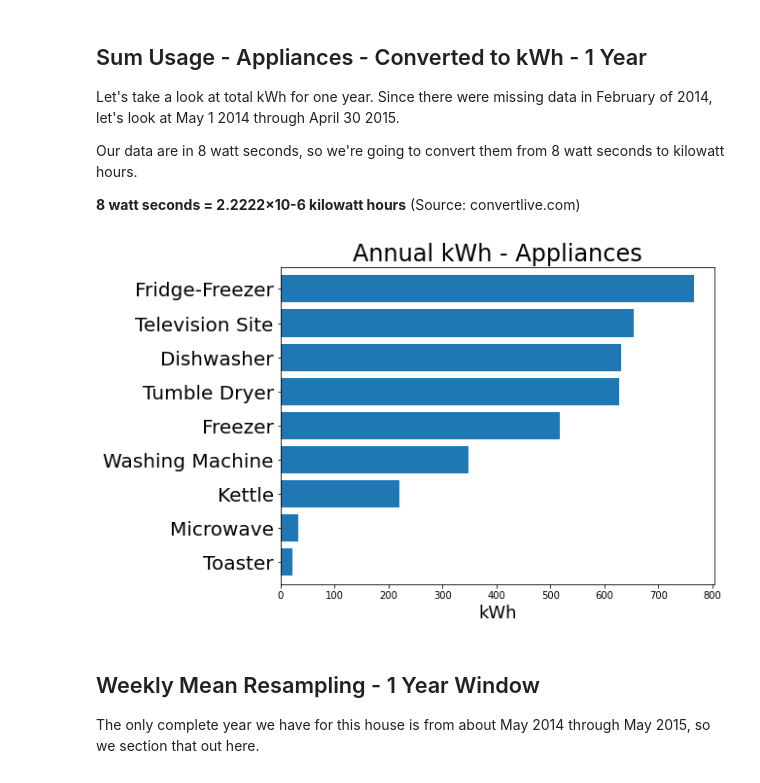
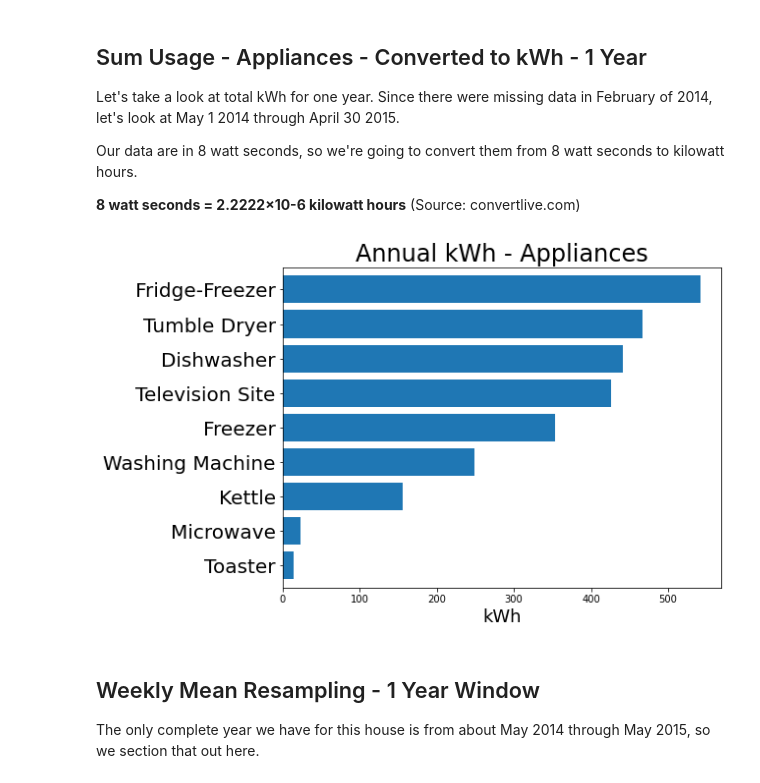
Before and after one commit to JessicaFB/SmartHouse_HackfromHome2021, a Jupyter notebook: SmartHouse_EDA.ipynb, the cells around one changed output. Drawn from its saved outputs; the diff is of its cells as text; code cells hidden in the pictures.

```diff
--- a/SmartHouse_EDA.ipynb
+++ b/SmartHouse_EDA.ipynb
@@ -293,21 +295,21 @@ Our data are in 8 watt seconds, so we're going to convert them from 8 watt secon
 (Source: convertlive.com)
 # %%
 # Isolate 1 year
-totals_1yr = ts_appliances['2014-05-01':'2015-04-30'].sum()
+totals_1yr = ts_appliances['2014-05-01':'2015-04-30'].sum().sort_values(ascending=True)
 # Convert from 8 watt seconds to kilowatt hours
-totals_kWh = totals*.0000022222
+totals_kWh = totals_1yr*.0000022222
 
 # Plot
 ax = totals_kWh.plot(kind='barh', figsize=(8, 6), zorder=2, width=0.8)
 # Title
 plt.title('Annual kWh - Appliances', fontsize=24)
 # x-label
 ax.set_xlabel('kWh', fontsize=18)
 # Make y-label font bigger
 ax.tick_params(axis='y', which='major', labelsize=20)
 plt.show()
 # %% [output]
-[figure, old version]
+[figure, new version]
 # %% [markdown]
 ## Weekly Mean Resampling - 1 Year Window
 
```
Also changed, not shown: parts of 15 cells of this notebook.
